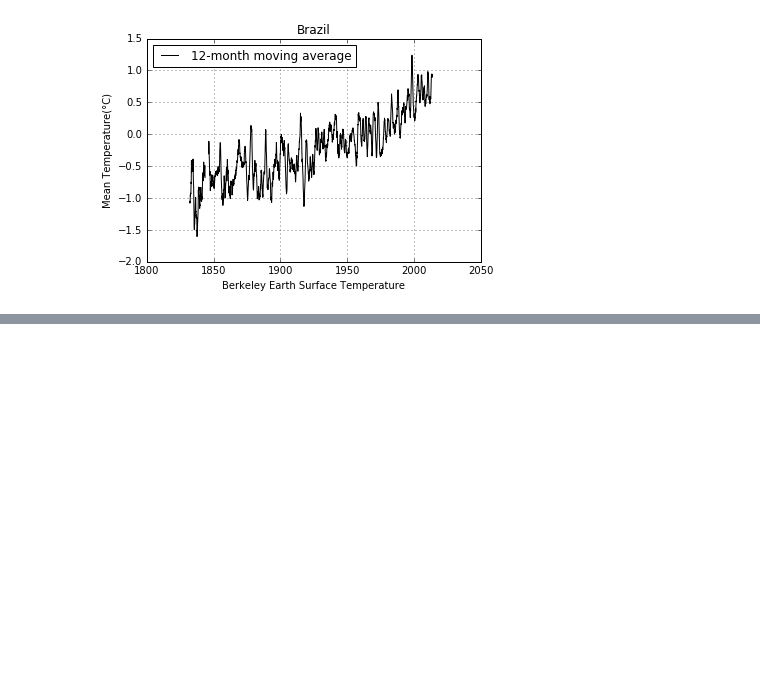
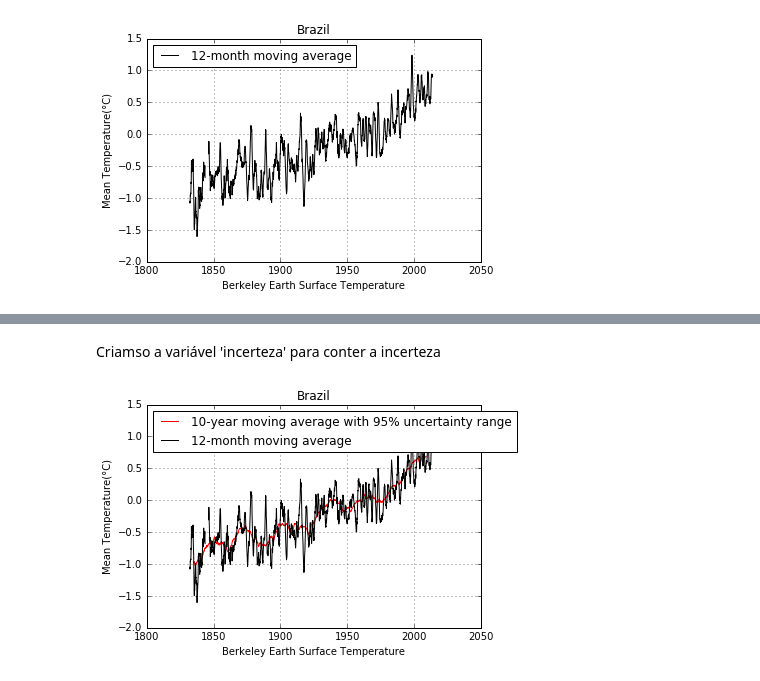
Before and after one commit to mat-esp-2016/python-1-vbd, a Jupyter notebook: python1.ipynb, the cells around one changed output, grey strips where cells are left out. Drawn from its saved outputs; the diff is of its cells as text; code cells hidden in the pictures; blank space fills up the shorter version.

```diff
--- a/python1.ipynb
+++ b/python1.ipynb
@@ -55,0 +75,13 @@ Criamos o plot das anomalias de temperaturas anauis em função do tempo.
+# %% [markdown]
+Criamso a variável 'incerteza' para conter a incerteza
+# %%
+plt.title("Brazil")
+plt.xlabel("Berkeley Earth Surface Temperature",)
+plt.ylabel("Mean Temperature(°C)")
+plt.plot(tempo,anomalia_temperatura_10anos,color='red',label='10-year moving average with 95% uncertainty range')
+plt.plot(tempo,anomalia_temperatura_anual,color='black',label='12-month moving average')
+plt.legend(loc='upper left')
+plt.grid(True)
+plt.show()
+# %% [output]
+[figure, added]
```
Also changed, not shown: parts of 6 cells of this notebook.
